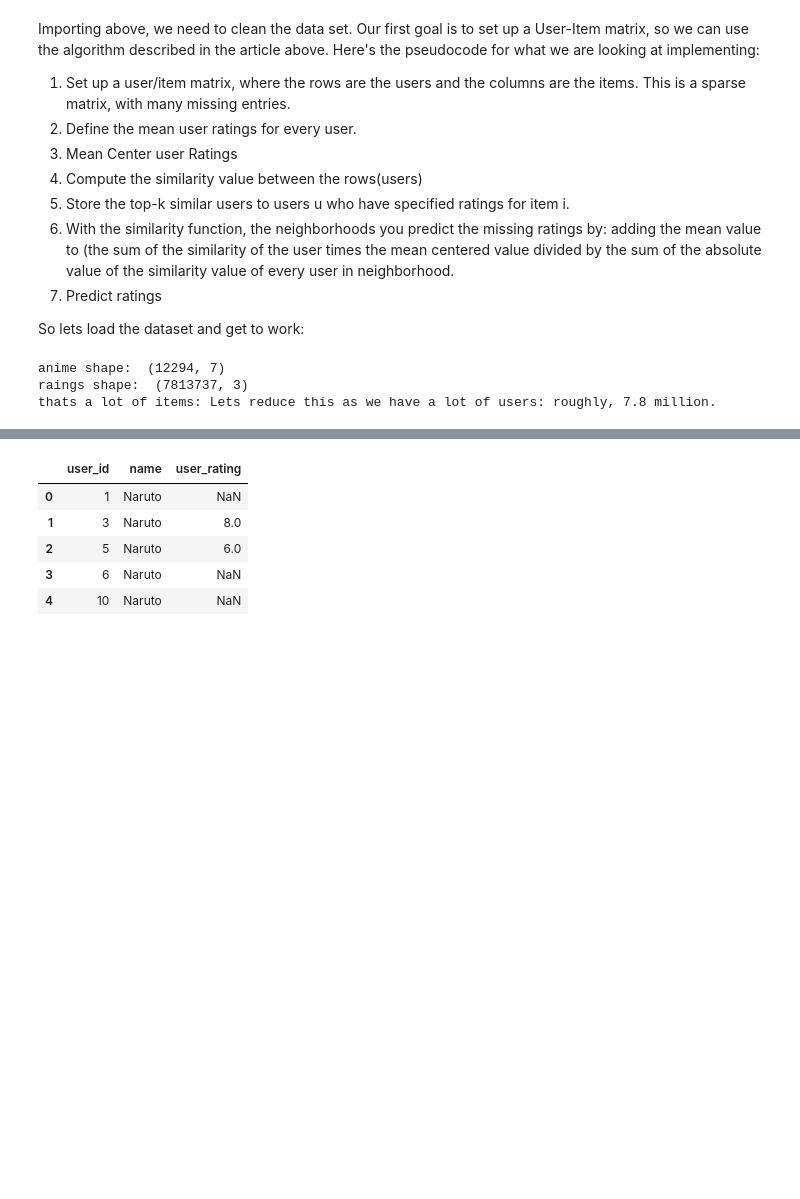
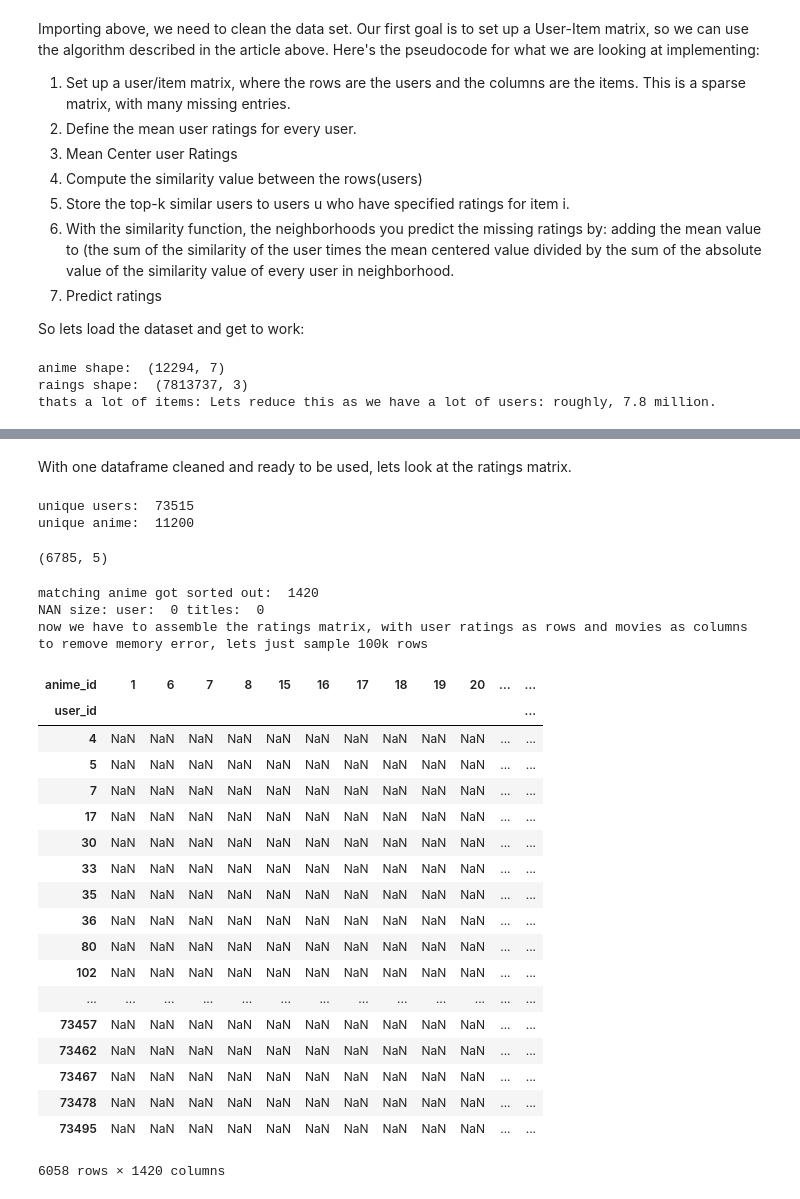
Before and after one commit to RoboTums/RecommenderSystemsOverview, a Jupyter notebook: neighborhoodbasedCollabFiltering.ipynb, the cells around one changed output, grey strips where cells are left out. Drawn from its saved outputs; the diff is of its cells as text; code cells hidden in the pictures; blank space fills up the shorter version.

```diff
--- a/neighborhoodbasedCollabFiltering.ipynb
+++ b/neighborhoodbasedCollabFiltering.ipynb
@@ -38,6 +39,7 @@ thats a lot of items: Lets reduce this as we have a lot of users: roughly, 7.8 m
 # %%
 print(anime[anime['type']=="TV"].shape)
 animeTV = anime[anime['type']=="TV"]
-animeTV['rating'].notnull()
+animeTV  = animeTV.drop(['genre','type','episodes','members'], axis=1)
+(animeTV.notnull()==False).sum() # no nans now
 # %% [output]
 (3787, 7)
@@ -45,2 +49,0 @@ AttributeError: 'Series' object has no attribute 'is_false'
-# %%
-rating.rating.replace({-1:np.nan}, regex=True, inplace=True)
@@ -56,12 +50,47 @@ merged.rename(columns = {'rating_user':'user_rating'}, inplace = True)
-# %%
-merged=merged[['user_id', 'name', 'user_rating']]
-merged_sub= merged[merged.user_id <= 10000]
-merged_sub.head()
-# for computers
-# %% [output]
-|  | user_id | name | user_rating |
-| 0 | 1 | Naruto | NaN |
-| 1 | 3 | Naruto | 8.0 |
-| 2 | 5 | Naruto | 6.0 |
-| 3 | 6 | Naruto | NaN |
-| 4 | 10 | Naruto | NaN |
+# %% [markdown]
+With one dataframe cleaned and ready to be used, lets look at the ratings matrix.
+# %%
+print('unique users: ', len(rating.user_id.unique()))
+print('unique anime: ', len(rating.anime_id.unique()))# this is a problem, as we only want TV anime. We'll have to sort this out, with merge.
+#lets sample 100k users to easy computation
+rating = rating.sample(10000)
+ratingDF = pd.merge(animeTV,rating, on=['anime_id','anime_id'])
+ratingDF.shape
+# %% [output]
+unique users:  73515
+unique anime:  11200
+(6785, 5)
+# %%
+print('matching anime got sorted out: ',len(ratingDF['name'].unique()))
+
+print('NAN size: user: ',(ratingDF.user_id.notnull()==False).sum(), 'titles: ',(ratingDF.anime_id.notnull()==False).sum()
+     )
+print('now we have to assemble the ratings matrix, with user ratings as rows and movies as columns')
+print('to remove memory error, lets just sample 100k rows')
+ratingDF.rating_y.replace({-1:np.nan},regex=True,inplace=True)
+ratingMatrix = ratingDF.pivot_table(values='rating_y',index='user_id',columns='anime_id')
+ratingMatrix
+# %% [output]
+matching anime got sorted out:  1420
+NAN size: user:  0 titles:  0
+now we have to assemble the ratings matrix, with user ratings as rows and movies as columns
+to remove memory error, lets just sample 100k rows
+| anime_id | 1 | 6 | 7 | 8 | 15 | 16 | 17 | 18 | 19 | 20 | ... | ... |
+| user_id |  |  |  |  |  |  |  |  |  |  |  | ... |
+| 4 | NaN | NaN | NaN | NaN | NaN | NaN | NaN | NaN | NaN | NaN | ... | ... |
+| 5 | NaN | NaN | NaN | NaN | NaN | NaN | NaN | NaN | NaN | NaN | ... | ... |
+| 7 | NaN | NaN | NaN | NaN | NaN | NaN | NaN | NaN | NaN | NaN | ... | ... |
+| 17 | NaN | NaN | NaN | NaN | NaN | NaN | NaN | NaN | NaN | NaN | ... | ... |
+| 30 | NaN | NaN | NaN | NaN | NaN | NaN | NaN | NaN | NaN | NaN | ... | ... |
+| 33 | NaN | NaN | NaN | NaN | NaN | NaN | NaN | NaN | NaN | NaN | ... | ... |
+| 35 | NaN | NaN | NaN | NaN | NaN | NaN | NaN | NaN | NaN | NaN | ... | ... |
+| 36 | NaN | NaN | NaN | NaN | NaN | NaN | NaN | NaN | NaN | NaN | ... | ... |
+| 80 | NaN | NaN | NaN | NaN | NaN | NaN | NaN | NaN | NaN | NaN | ... | ... |
+| 102 | NaN | NaN | NaN | NaN | NaN | NaN | NaN | NaN | NaN | NaN | ... | ... |
+| ... | ... | ... | ... | ... | ... | ... | ... | ... | ... | ... | ... | ... |
+| 73457 | NaN | NaN | NaN | NaN | NaN | NaN | NaN | NaN | NaN | NaN | ... | ... |
+| 73462 | NaN | NaN | NaN | NaN | NaN | NaN | NaN | NaN | NaN | NaN | ... | ... |
+| 73467 | NaN | NaN | NaN | NaN | NaN | NaN | NaN | NaN | NaN | NaN | ... | ... |
+| 73478 | NaN | NaN | NaN | NaN | NaN | NaN | NaN | NaN | NaN | NaN | ... | ... |
+| 73495 | NaN | NaN | NaN | NaN | NaN | NaN | NaN | NaN | NaN | NaN | ... | ... |
+6058 rows × 1420 columns
```
Also changed, not shown: parts of 29 cells of this notebook.
